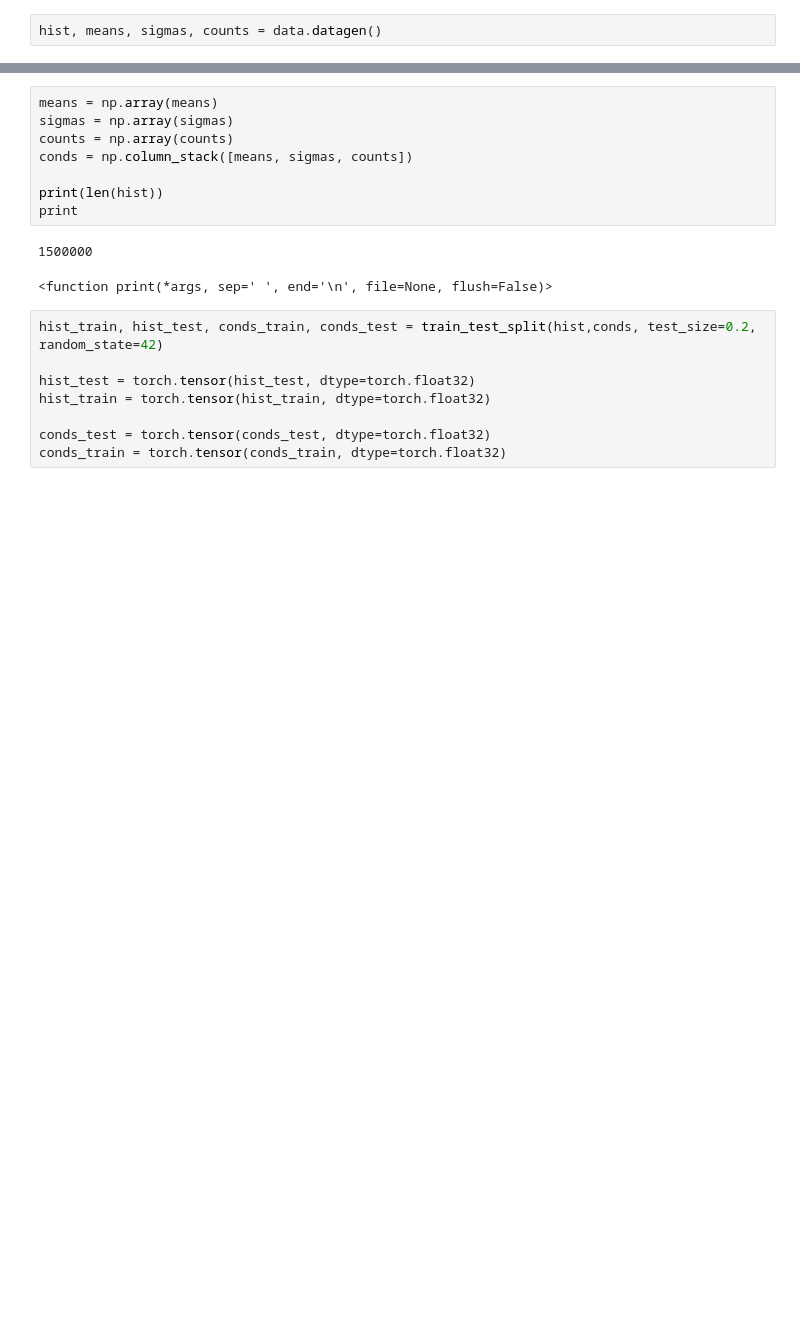
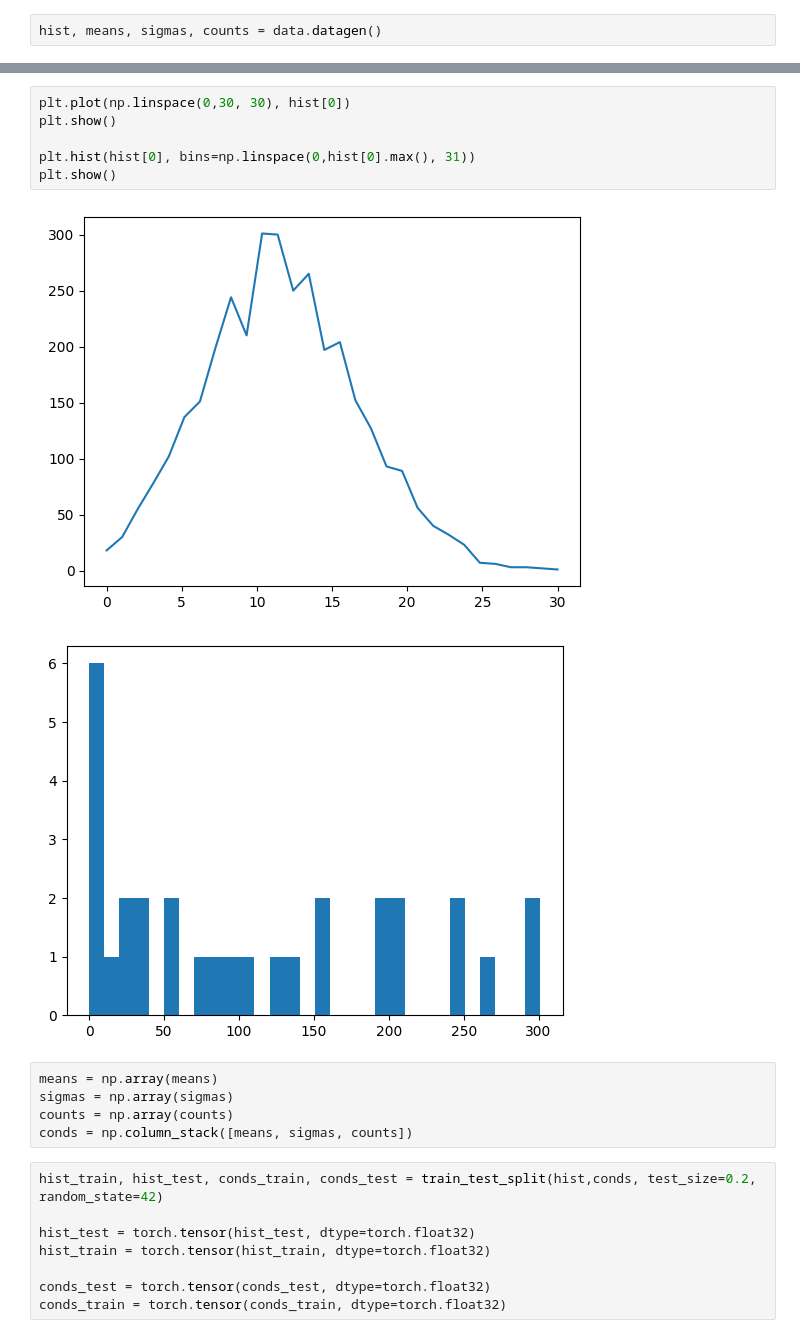
Before and after one commit to amith-narayan/HistogramGenerator, a Jupyter notebook: NN/NN_HistogramGeneratorGuassianVAE.ipynb, the cells around one changed output, grey strips where cells are left out. Saved outputs shown, nothing was run; the diff lists cells and outputs as text; blank space fills up the shorter version.

```diff
--- a/NN/NN_HistogramGeneratorGuassianVAE.ipynb
+++ b/NN/NN_HistogramGeneratorGuassianVAE.ipynb
@@ -45,14 +54,17 @@ hist, means, sigmas, counts = data.datagen()
+# %%
+plt.plot(np.linspace(0,30, 30), hist[0])
+plt.show()
+
+plt.hist(hist[0], bins=np.linspace(0,hist[0].max(), 31))
+plt.show()
+# %% [output]
+[figure, added]
+[figure, added]
 # %%
 means = np.array(means)
 sigmas = np.array(sigmas)
 counts = np.array(counts)
 conds = np.column_stack([means, sigmas, counts])
-
-print(len(hist))
-print
-# %% [output]
-1500000
-<function print(*args, sep=' ', end='\n', file=None, flush=False)>
 # %%
 hist_train, hist_test, conds_train, conds_test = train_test_split(hist,conds, test_size=0.2, random_state=42)
 
```
Also changed, not shown: parts of 13 cells of this notebook.
